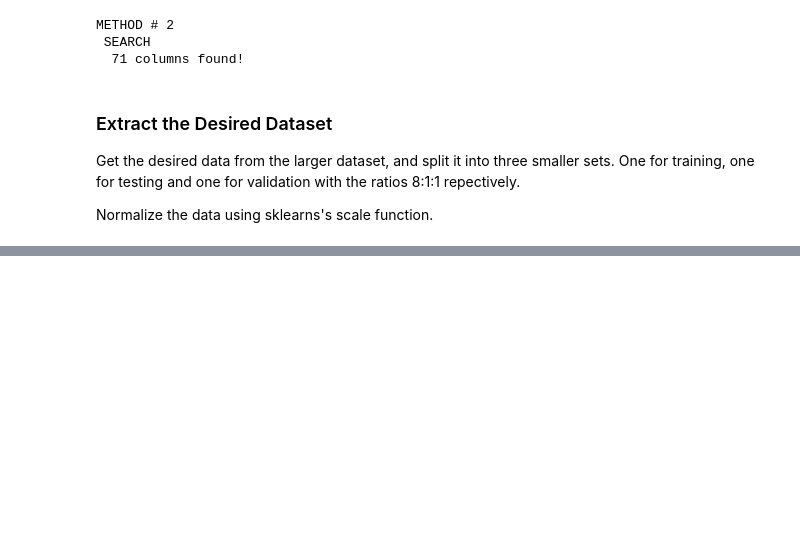
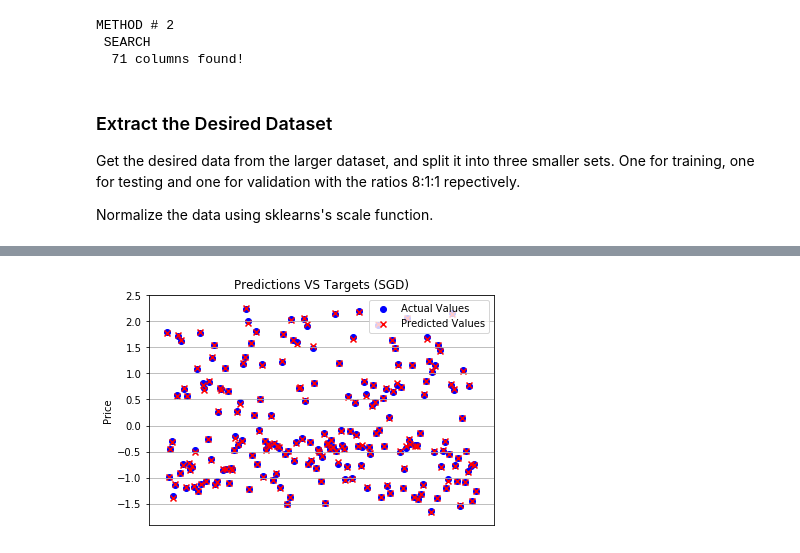
Before and after one commit to AbdelrahmanKhaledAmer/ML_Project, a Jupyter notebook: Task1.ipynb, the cells around one changed output, grey strips where cells are left out. Drawn from its saved outputs; the diff is of its cells as text; code cells hidden in the pictures; blank space fills up the shorter version.

```diff
--- a/Task1.ipynb
+++ b/Task1.ipynb
@@ -90,0 +196,16 @@ model_sgd = MLPClassifier(solver='sgd')
+# %%
+fig = plt.figure()
+ax = fig.add_axes([0.1,0.1,0.8,0.8])
+
+ax.scatter(np.arange(200), testing_target[START:END], c='b', marker='o', label='Actual Values')
+ax.scatter(np.arange(200), predictions_sgd[START:END], c='r', marker='x', label='Predicted Values')
+ax.grid()
+ax.legend(loc='best')
+ax.set_ylabel('Price')
+ax.set_title('Predictions VS Targets (SGD)')
+ax.set_xticklabels([])
+ax.set_xticks([])
+
+plt.show()
+# %% [output]
+[figure, added]
```
Also changed, not shown: parts of 17 cells of this notebook.
